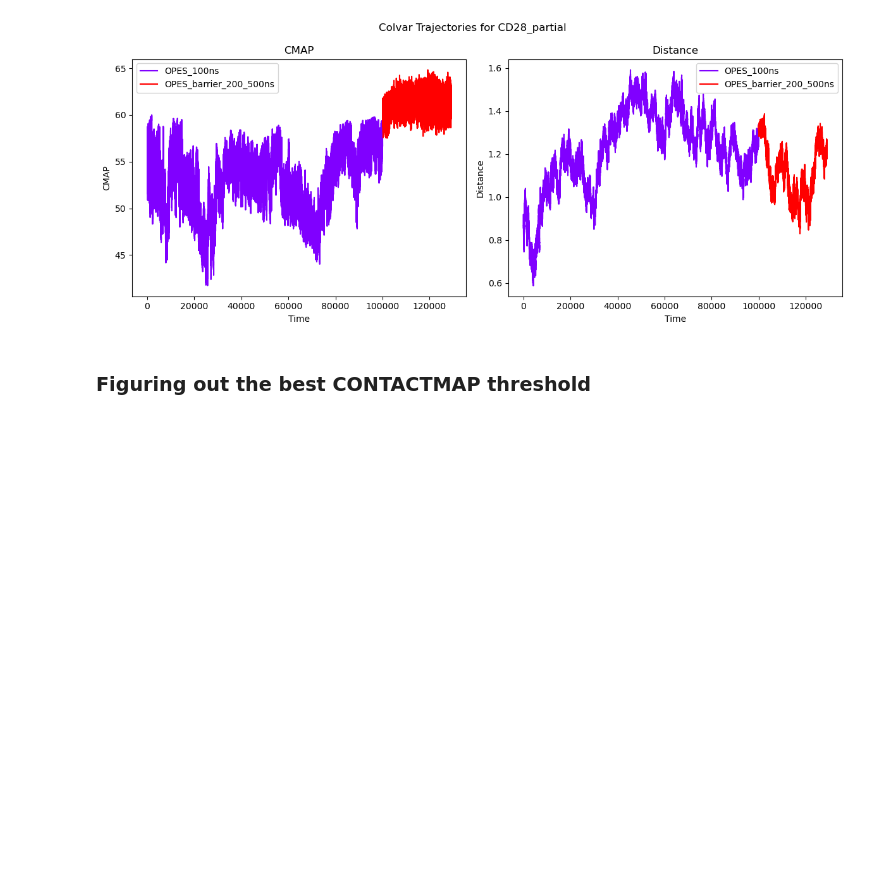
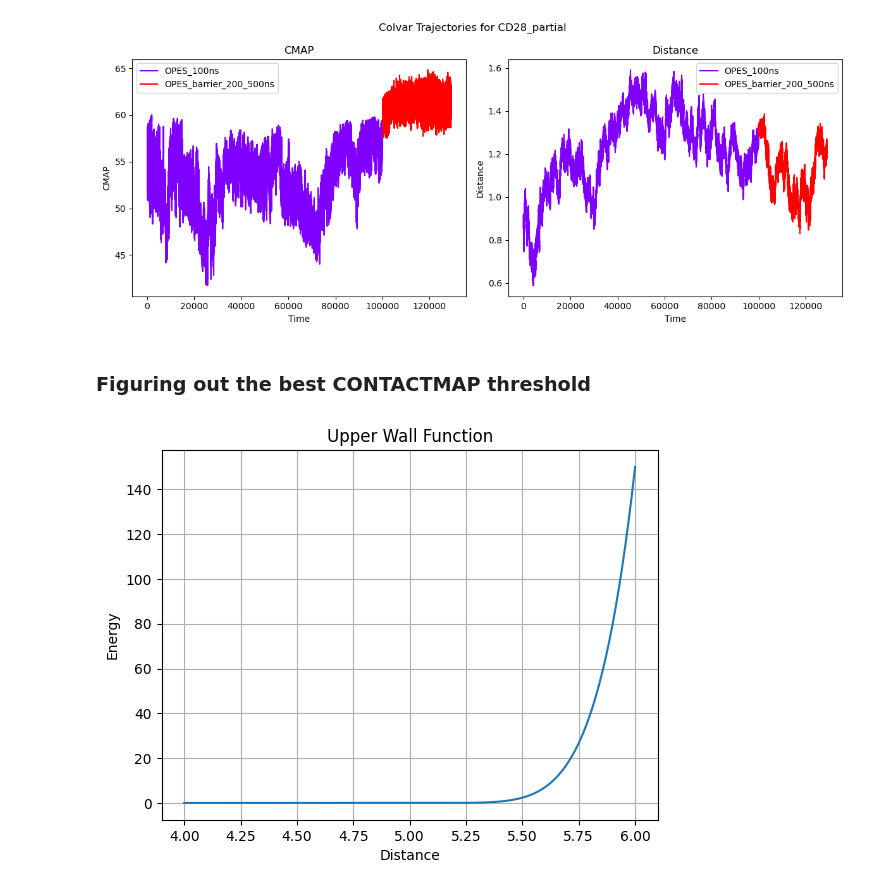
Before and after one commit to jakublala/openmm-md, a Jupyter notebook: scripts/analysis.ipynb, the cells around one changed output. Saved outputs shown, nothing was run; the diff lists cells and outputs as text; code cells hidden in the pictures; blank space fills up the shorter version.

```diff
--- a/scripts/analysis.ipynb
+++ b/scripts/analysis.ipynb
@@ -549,3 +549,28 @@ for system in systems:
 [figure]
 # %% [markdown]
 ### Figuring out the best CONTACTMAP threshold
+# %%
+import numpy as np
+import matplotlib.pyplot as plt
+
+def upper_wall_func(x, kappa, at, offset, eps, exp):
+    # Create mask for values above threshold
+    mask = x > (at + offset)
+    # Initialize result array with zeros
+    result = np.zeros_like(x)
+    # Calculate values only where mask is True
+    result[mask] = kappa * ((x[mask] - at - offset) / eps)**exp
+    return result
+
+x = np.linspace(4, 6, 1000)
+y = upper_wall_func(x, 150, 5, 0, 1, 6)
+
+plt.plot(x, y)
+plt.gca().yaxis.set_major_formatter(plt.FuncFormatter(lambda x, p: format(int(x), ',')))
+plt.title('Upper Wall Function')
+plt.xlabel('Distance')
+plt.ylabel('Energy')
+plt.grid(True)
+plt.show()
+# %% [output]
+[figure, added]
```
Also changed, not shown: parts of 2 cells of this notebook, 3 other files.
